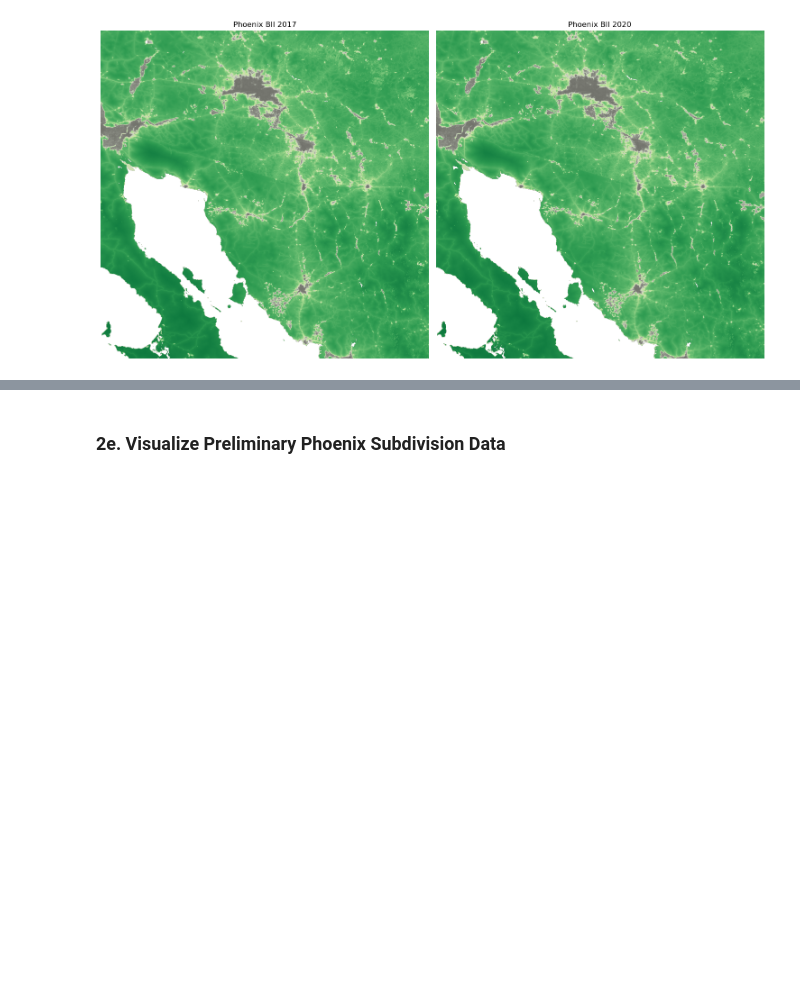
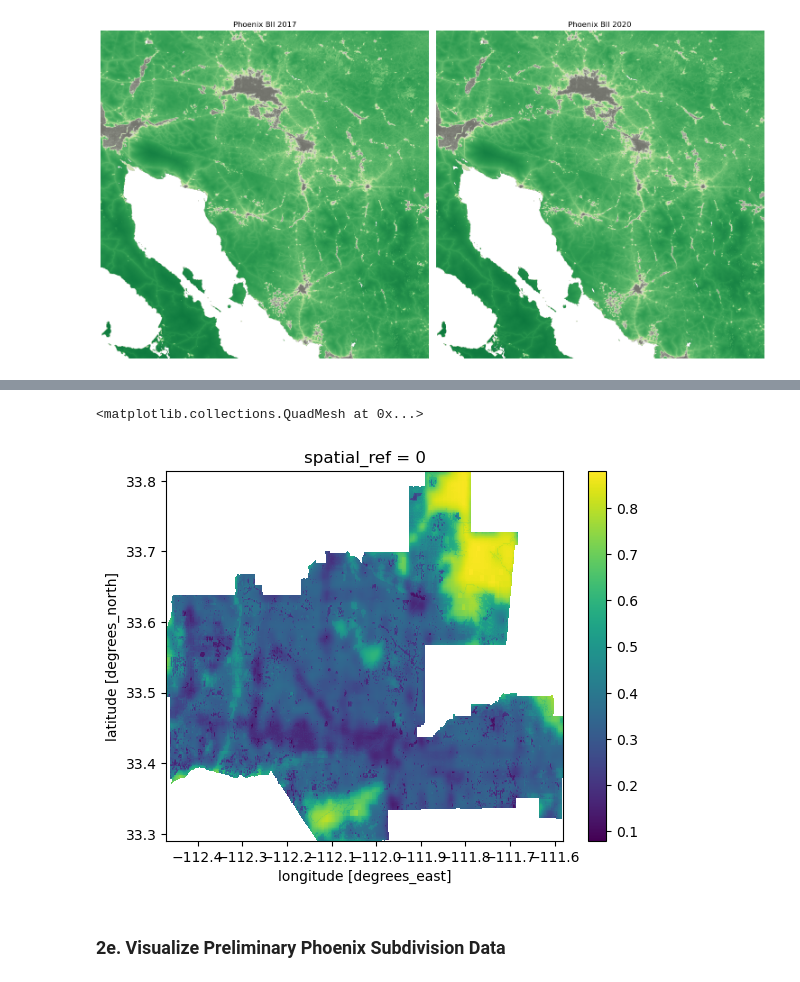
Before and after one commit to nicolelpepper/pheonix-bii-analysis, a Jupyter notebook: phoenix_bii_analysis.ipynb, the cells around one changed output, grey strips where cells are left out. Drawn from its saved outputs; the diff is of its cells as text; code cells hidden in the pictures; blank space fills up the shorter version.

```diff
--- a/phoenix_bii_analysis.ipynb
+++ b/phoenix_bii_analysis.ipynb
@@ -219,3 +218,9 @@ plt.show()
+# %%
+# Take a look at the 2020 BII clipped to Phoenix
+bii_2020_phoenix.plot()
+# %% [output]
+<matplotlib.collections.QuadMesh at 0x...>
+[figure, added]
 # %% [markdown]
 ### 2e. Visualize Preliminary Phoenix Subdivision Data
 # %%
```
Also changed, not shown: parts of 25 cells of this notebook.
